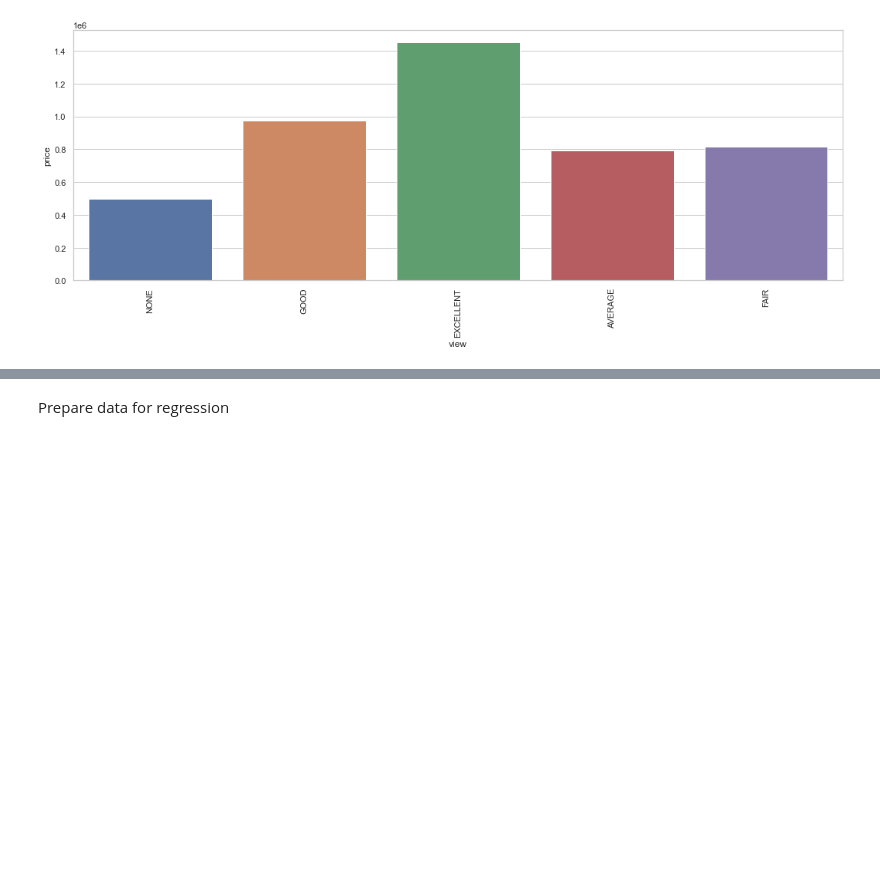
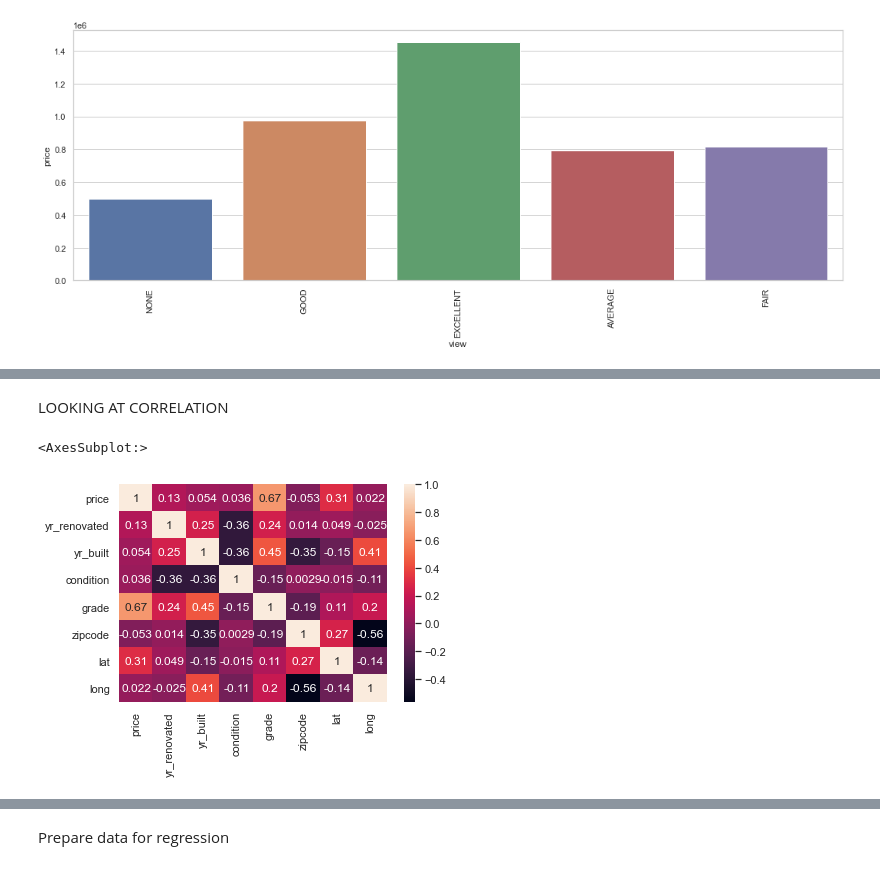
Before and after one commit to Jyve00/King-County-Housing-, a Jupyter notebook: notebooks/Stephen/data_clean.ipynb, the cells around one changed output, grey strips where cells are left out. Cells and saved outputs as stored; diff of their text form; code cells hidden in the pictures; blank space fills up the shorter version.

```diff
--- a/notebooks/Stephen/data_clean.ipynb
+++ b/notebooks/Stephen/data_clean.ipynb
@@ -269,0 +486,7 @@ fig.show()
+# %% [markdown]
+LOOKING AT CORRELATION
+# %%
+sns.heatmap(my_df.corr(),annot=True)
+# %% [output]
+<AxesSubplot:>
+[figure, added]
```
Also changed, not shown: parts of 60 cells of this notebook.
